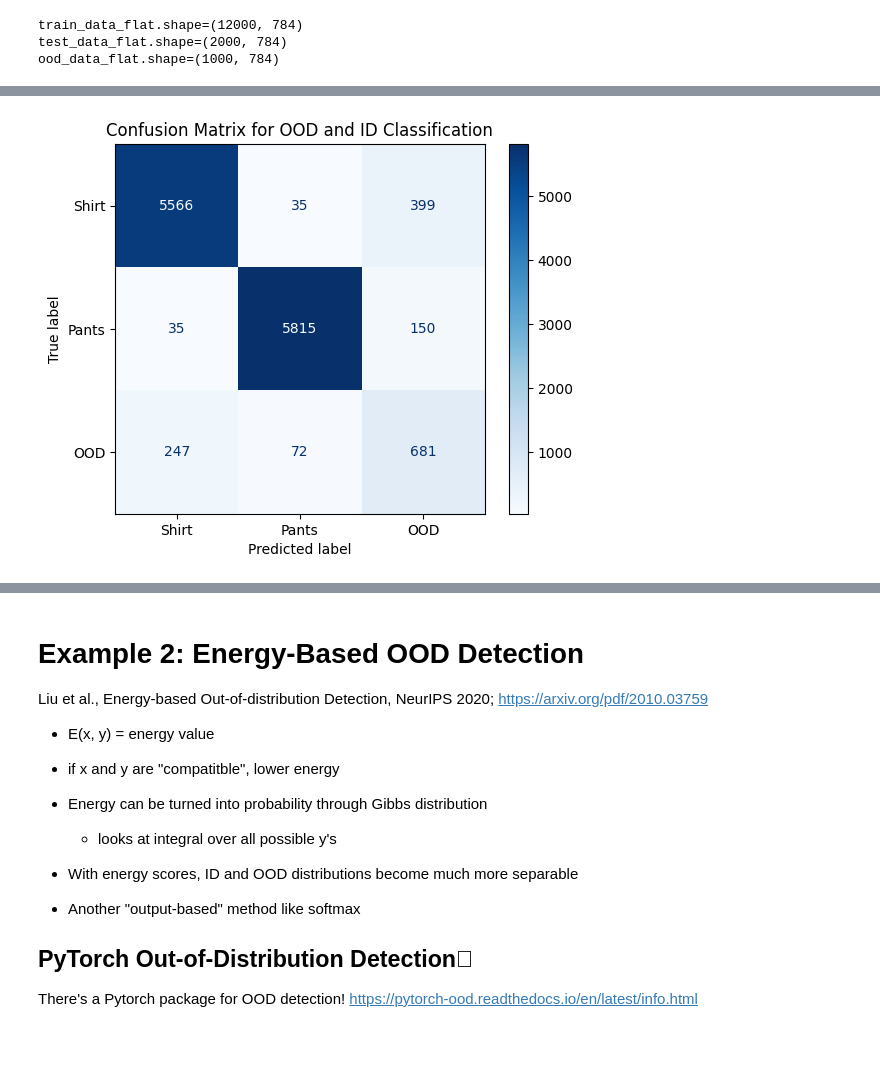
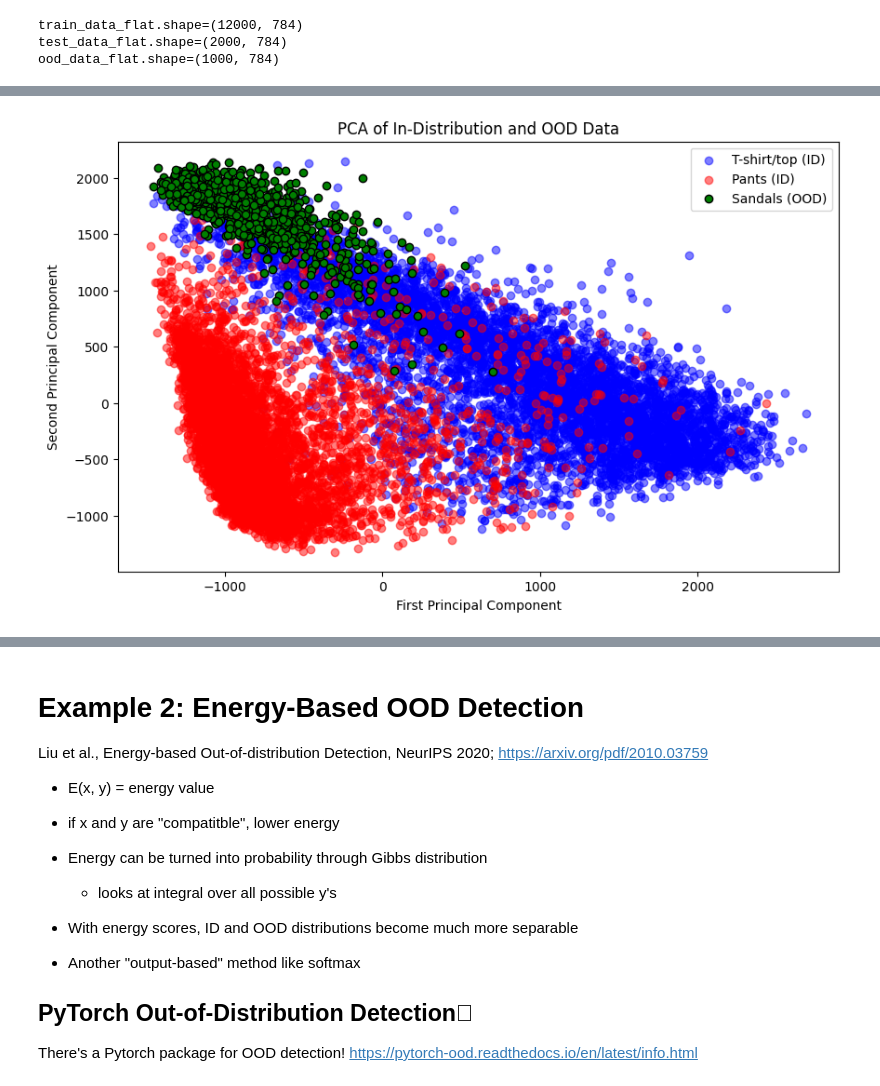
Before and after one commit to carpentries-incubator/fair-explainable-ml, a Jupyter notebook: code/7a-OOD-detection-output-based.ipynb, the cells around one changed output, grey strips where cells are left out. Cells and saved outputs as stored; diff of their text form; code cells hidden in the pictures; blank space fills up the shorter version.

```diff
--- a/code/7a-OOD-detection-output-based.ipynb
+++ b/code/7a-OOD-detection-output-based.ipynb
@@ -481,37 +167,23 @@ Best Recall threshold: 0.9489795918367346, Recall: 0.8996666666666666
-# %%
-import numpy as np
-import matplotlib.pyplot as plt
-from sklearn.metrics import confusion_matrix, ConfusionMatrixDisplay
-
-# Assuming ood_probs, id_probs, and train_labels are defined
-# Threshold values
-upper_threshold = best_f1_threshold
-
-# Classifying OOD examples (sandals)
-ood_classifications = np.where(ood_probs[:, 1] >= upper_threshold, 1,  # classified as pants
-                               np.where(ood_probs[:, 0] >= upper_threshold, 0,  # classified as shirts
-                                        -1))  # classified as OOD
-ood_classifications
-
-id_probs
-# Classifying ID examples (T-shirts and pants)
-id_classifications = np.where(id_probs[:, 1] >= upper_threshold, 1,  # classified as pants
-                              np.where(id_probs[:, 0] >= upper_threshold, 0,  # classified as shirts
-                                       -1))  # classified as OOD
-
-id_classifications
-
-# Combine OOD and ID classifications and true labels
-all_predictions = np.concatenate([ood_classifications, id_classifications])
-all_true_labels = np.concatenate([-1 * np.ones(ood_classifications.shape), train_labels])
-
-# Confusion matrix
-cm = confusion_matrix(all_true_labels, all_predictions, labels=[0, 1, -1])
-
-# Plotting the confusion matrix
-disp = ConfusionMatrixDisplay(confusion_matrix=cm, display_labels=["Shirt", "Pants", "OOD"])
-disp.plot(cmap=plt.cm.Blues)
-plt.title('Confusion Matrix for OOD and ID Classification')
-plt.show()
-# %% [output]
-[figure, removed]
+# %%
+# Perform PCA to visualize the first two principal components
+from sklearn.decomposition import PCA
+
+pca = PCA(n_components=2)
+train_data_pca = pca.fit_transform(train_data_flat)
+test_data_pca = pca.transform(test_data_flat)
+ood_data_pca = pca.transform(ood_data_flat)
+
+# Plotting PCA components
+plt.figure(figsize=(10, 6))
+scatter1 = plt.scatter(train_data_pca[train_labels == 0, 0], train_data_pca[train_labels == 0, 1], c='blue', label='T-shirt/top (ID)', alpha=0.5)
+scatter2 = plt.scatter(train_data_pca[train_labels == 1, 0], train_data_pca[train_labels == 1, 1], c='red', label='Pants (ID)', alpha=0.5)
+scatter3 = plt.scatter(ood_data_pca[:, 0], ood_data_pca[:, 1], c='green', label='Sandals (OOD)', edgecolor='k')
+
+# Create a single legend for all classes
+plt.legend(handles=[scatter1, scatter2, scatter3], loc="upper right")
+plt.xlabel('First Principal Component')
+plt.ylabel('Second Principal Component')
+plt.title('PCA of In-Distribution and OOD Data')
+plt.show()
+# %% [output]
+[figure, added]
```
Also changed, not shown: parts of 62 cells of this notebook, 2 other files.
